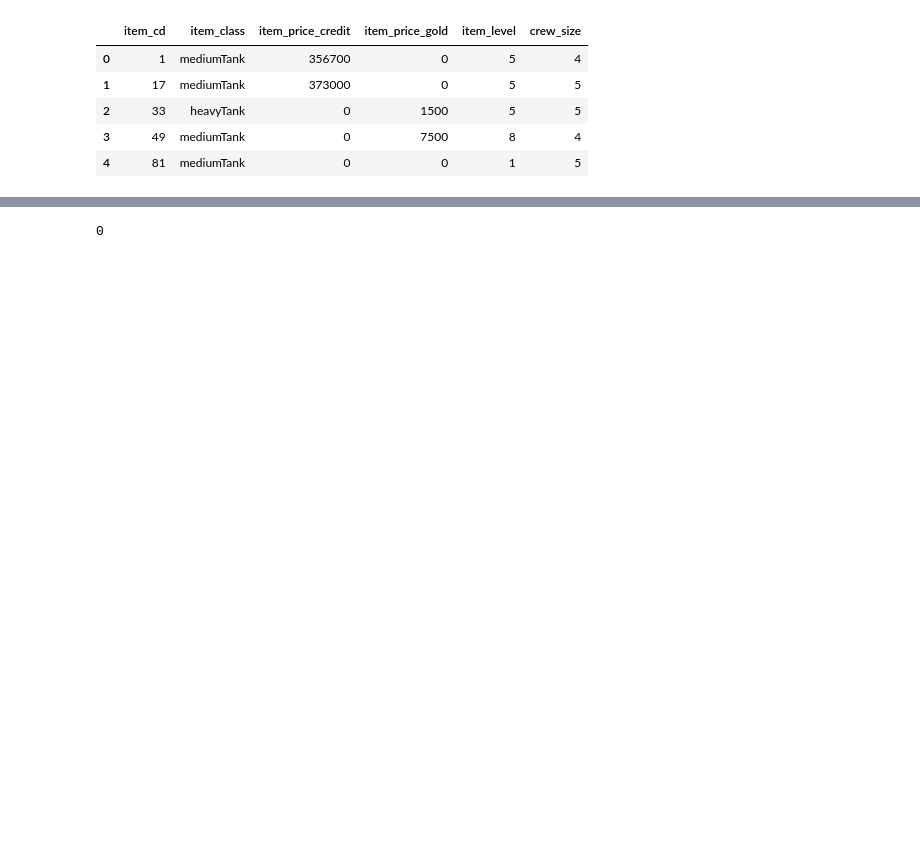
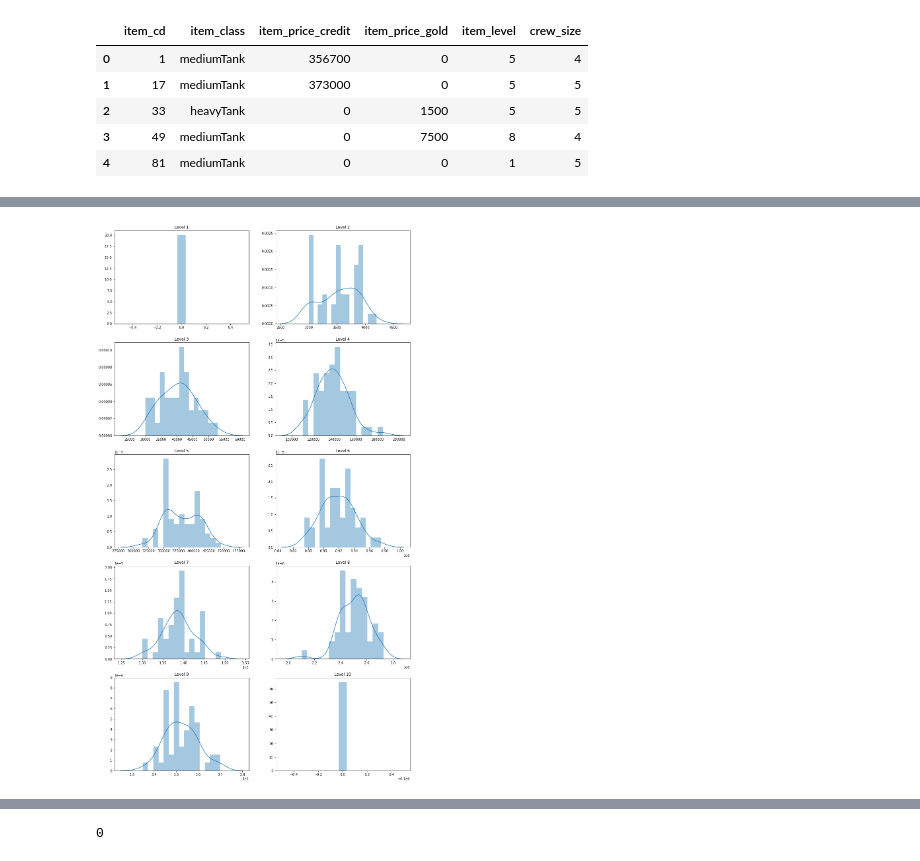
Before and after one commit to Egorka1/WG_Forge, a Jupyter notebook: WGProject.ipynb, the cells around one changed output, grey strips where cells are left out. Saved outputs shown, nothing was run; the diff lists cells and outputs as text; code cells hidden in the pictures; blank space fills up the shorter version.

```diff
--- a/WGProject.ipynb
+++ b/WGProject.ipynb
@@ -64,0 +118,4 @@ new_catalog.head()
+# %%
+price_ditributions(creds_catalog, price='creds')
+# %% [output]
+[figure, added]
```
Also changed, not shown: parts of 34 cells of this notebook.
